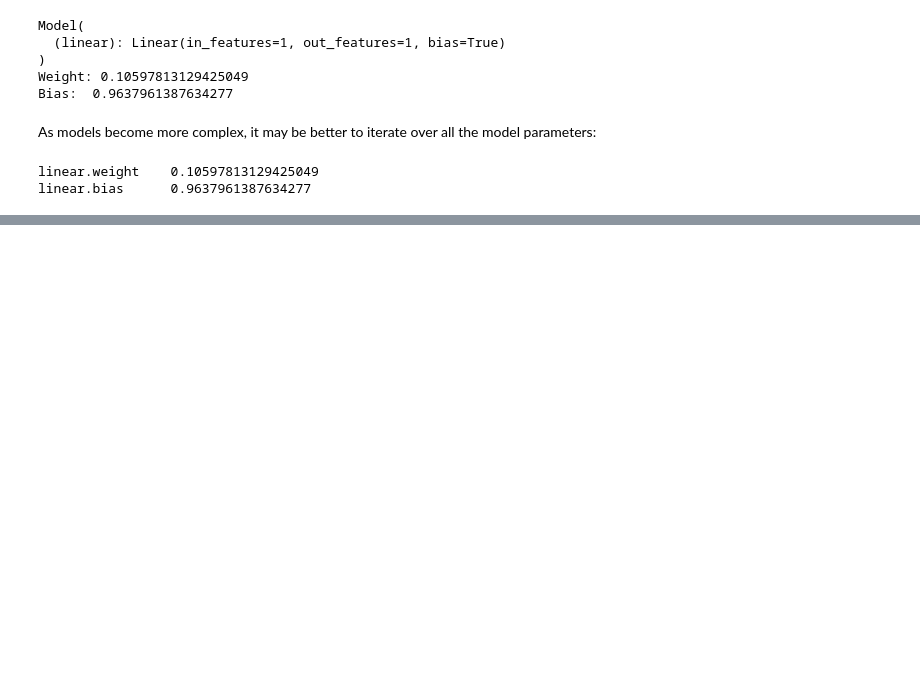
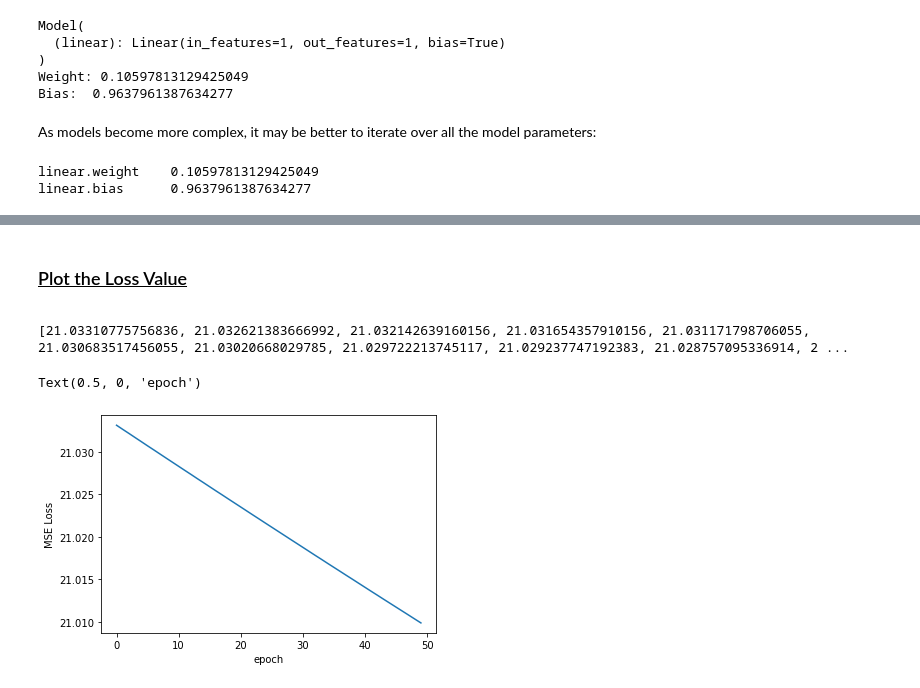
Before and after one commit to yashraj-code/PyTorch, a Jupyter notebook: ANN_2_Linear Regression.ipynb, the cells around one changed output, grey strips where cells are left out. Drawn from its saved outputs; the diff is of its cells as text; code cells hidden in the pictures; blank space fills up the shorter version.

```diff
--- a/ANN_2_Linear Regression.ipynb
+++ b/ANN_2_Linear Regression.ipynb
@@ -147,0 +209,2 @@ linear.bias      0.9637961387634277
+# %%
+criterion = nn.MSELoss()
@@ -147,0 +217,3 @@ linear.bias      0.9637961387634277
+# %%
+optimizer = torch.optim.SGD(model.parameters(), lr=0.001)
+# or lr = 1e-3
@@ -147,0 +251,15 @@ linear.bias      0.9637961387634277
+# %%
+epochs = 50
+losses = []
+
+for i in range(epochs):
+    i=i+1
+    y_pred = model.forward(X)
+    loss  = criterion(y_pred,y)
+    losses.append(loss)
+    print("epoch: {:2} loss: {:10.8f} weight: {:10.8f} bias: {:10.8f}" \
+    .format(i, loss.item(), model.linear.weight.item(), model.linear.bias.item()))
+
+    optimizer.zero_grad()
+    loss.backward()
+    optimizer.step()
@@ -147,0 +284,15 @@ linear.bias      0.9637961387634277
+# %% [markdown]
+<a><u><h3> Plot the Loss Value
+# %%
+# convert loss(tensor) to list
+losses = [l.item() for l in losses]
+print(losses)
+# %% [output]
+[21.03310775756836, 21.032621383666992, 21.032142639160156, 21.031654357910156, 21.031171798706055, 21.030683517456055, 21.03020668029785, 21.029722213745117, 21.029237747192383, 21.028757095336914, 2 ...
+# %%
+plt.plot(range(epochs), losses)
+plt.ylabel('MSE Loss')
+plt.xlabel('epoch')
+# %% [output]
+Text(0.5, 0, 'epoch')
+[figure, added]
```
Also changed, not shown: parts of 17 cells of this notebook.
